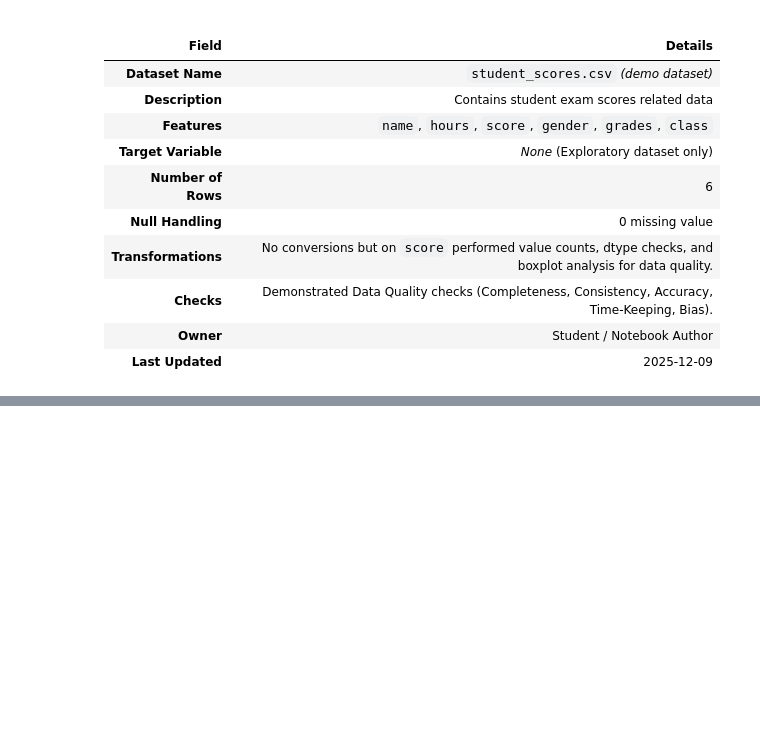
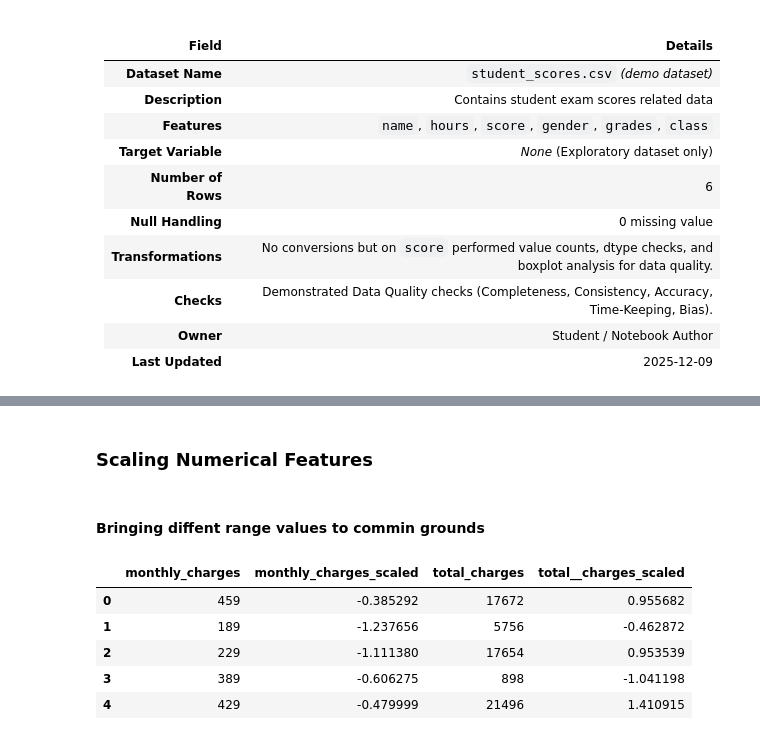
Before and after one commit to Vedant-Manjrekar/MLE_Prac_Codes, a Jupyter notebook: MLE_prac1.ipynb, the cells around one changed output, grey strips where cells are left out. Saved outputs shown, nothing was run; the diff lists cells and outputs as text; code cells hidden in the pictures; blank space fills up the shorter version.

```diff
--- a/MLE_prac1.ipynb
+++ b/MLE_prac1.ipynb
@@ -258,0 +341,6 @@ Name: proportion, dtype: float64
+# %%
+from sklearn.preprocessing import OneHotEncoder, LabelEncoder, StandardScaler, MinMaxScaler
+
+le = LabelEncoder()
+df['region_encoded'] = le.fit_transform(df['region'])
+df[['region', 'region_encoded']].head()
@@ -258,0 +398,16 @@ Name: proportion, dtype: float64
+# %% [markdown]
+
+### Scaling Numerical Features
+# %% [markdown]
+#### Bringing diffent range values to commin grounds
+# %%
+scaler = StandardScaler()
+df[['monthly_charges_scaled','total__charges_scaled']] = scaler.fit_transform(df[['monthly_charges','total_charges']])
+df[['monthly_charges','monthly_charges_scaled','total_charges','total__charges_scaled']].head()
+# %% [output]
+|  | monthly_charges | monthly_charges_scaled | total_charges | total__charges_scaled |
+| 0 | 459 | -0.385292 | 17672 | 0.955682 |
+| 1 | 189 | -1.237656 | 5756 | -0.462872 |
+| 2 | 229 | -1.111380 | 17654 | 0.953539 |
+| 3 | 389 | -0.606275 | 898 | -1.041198 |
+| 4 | 429 | -0.479999 | 21496 | 1.410915 |
```
Also changed, not shown: parts of 14 cells of this notebook, 2 other files.
